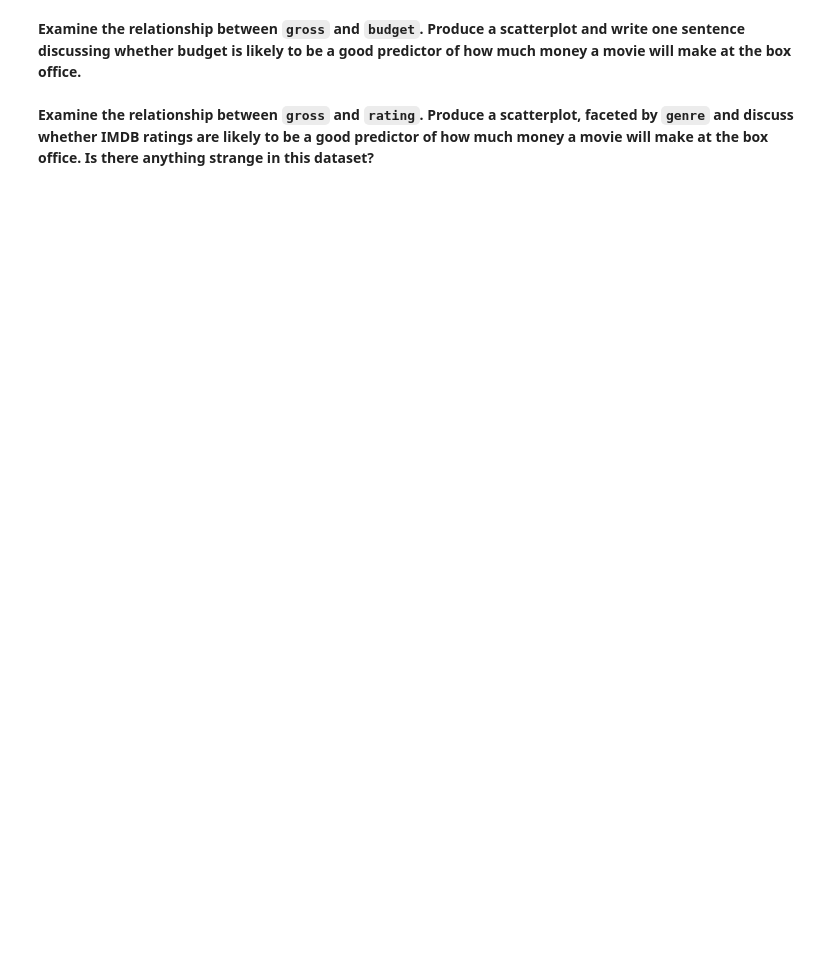
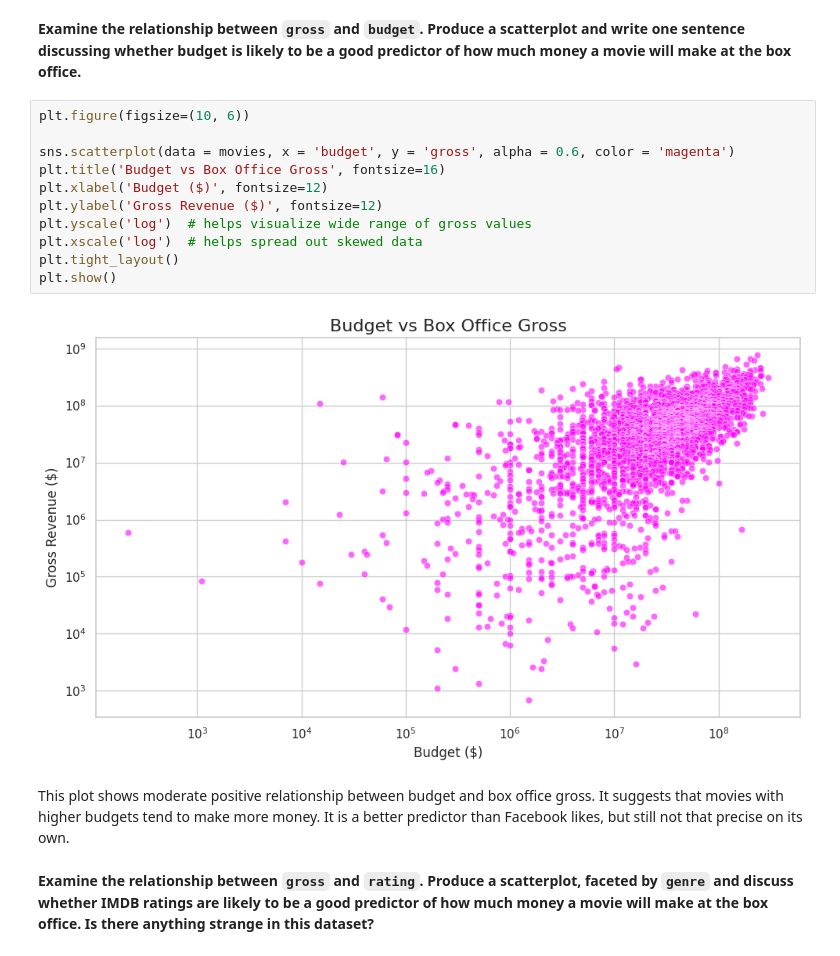
Before and after one commit to alexaromanova/Analytics-through-Coding-Class, a Jupyter notebook: Session_2/Homework.ipynb, the cells around one changed output. Drawn from its saved outputs; the diff is of its cells as text; blank space fills up the shorter version.

```diff
--- a/Session_2/Homework.ipynb
+++ b/Session_2/Homework.ipynb
@@ -78,4 +260,19 @@ SyntaxError: unmatched ')' (126386331.py, line 2)
 # %% [markdown]
 **Examine the relationship between `gross` and `budget`. Produce a scatterplot and write one sentence discussing whether budget is likely to be a good predictor of how much money a movie will make at the box office.**
+# %%
+plt.figure(figsize=(10, 6))
+
+sns.scatterplot(data = movies, x = 'budget', y = 'gross', alpha = 0.6, color = 'magenta')
+plt.title('Budget vs Box Office Gross', fontsize=16)
+plt.xlabel('Budget ($)', fontsize=12)
+plt.ylabel('Gross Revenue ($)', fontsize=12)
+plt.yscale('log')  # helps visualize wide range of gross values
+plt.xscale('log')  # helps spread out skewed data
+plt.tight_layout()
+plt.show()
+# %% [output]
+[figure, added]
+# %% [markdown]
+This plot shows moderate positive relationship between budget and box office gross. It suggests that movies with higher budgets tend to make more money. It is a better predictor than Facebook likes, but still not that precise on its own.
 # %% [markdown]
 **Examine the relationship between `gross` and `rating`. Produce a scatterplot, faceted by `genre` and discuss whether IMDB ratings are likely to be a good predictor of how much money a movie will make at the box office. Is there anything strange in this dataset?**
```
Also changed, not shown: parts of 17 cells of this notebook, 1 other file.
